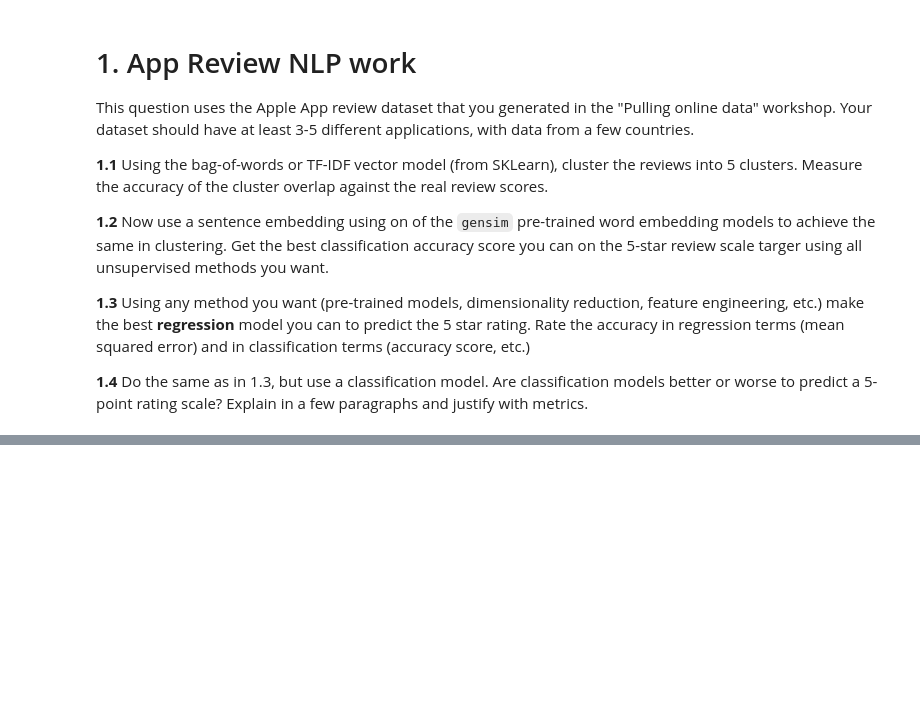
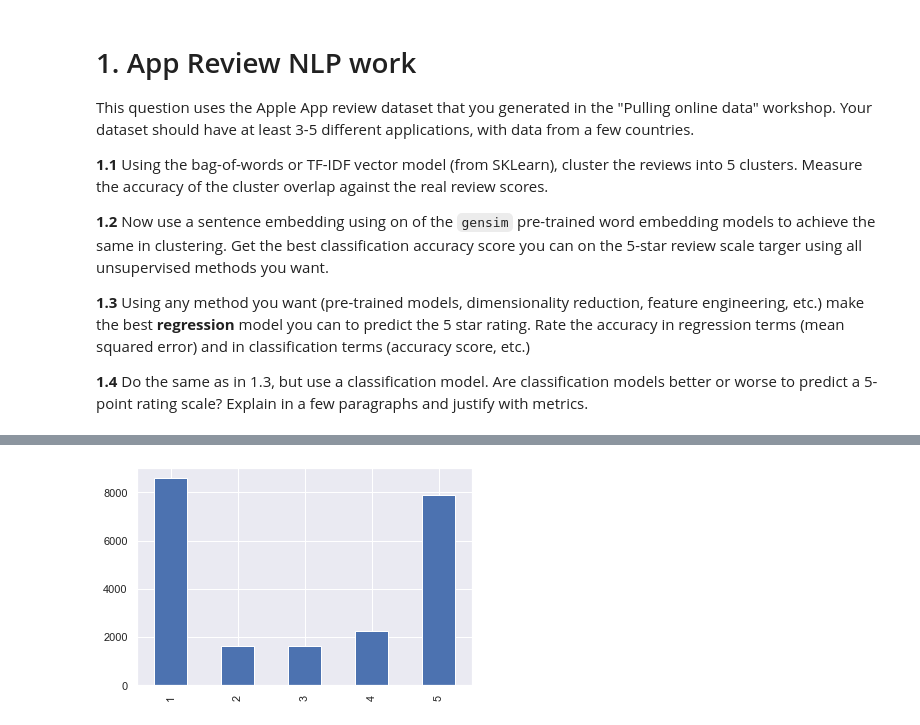
Before and after one commit to mendelevium/4-7-nlp, a Jupyter notebook: workshop.ipynb, the cells around one changed output, grey strips where cells are left out. Saved outputs shown, nothing was run; the diff lists cells and outputs as text; code cells hidden in the pictures; blank space fills up the shorter version.

```diff
--- a/workshop.ipynb
+++ b/workshop.ipynb
@@ -10,3 +23,10 @@ This question uses the Apple App review dataset that you generated in the "Pulli
 **1.3** Using any method you want (pre-trained models, dimensionality reduction, feature engineering, etc.) make the best **regression** model you can to predict the 5 star rating. Rate the accuracy in regression terms (mean squared error) and in classification terms (accuracy score, etc.)
 
 **1.4** Do the same as in 1.3, but use a classification model. Are classification models better or worse to predict a 5-point rating scale? Explain in a few paragraphs and justify with metrics.
+# %%
+import string
+from sklearn.feature_extraction import text
+
+df = pd.read_csv("data/app_reviews.csv")
+df['comment'] = df['comment'].str.lower().str.replace('[{}]'.format(string.punctuation),'')
+df.sample(10)
@@ -12,0 +45,4 @@ This question uses the Apple App review dataset that you generated in the "Pulli
+# %%
+df.rating.value_counts().plot(kind='bar');
+# %% [output]
+[figure, added]
```
Also changed, not shown: parts of 16 cells of this notebook, 1 other file.
